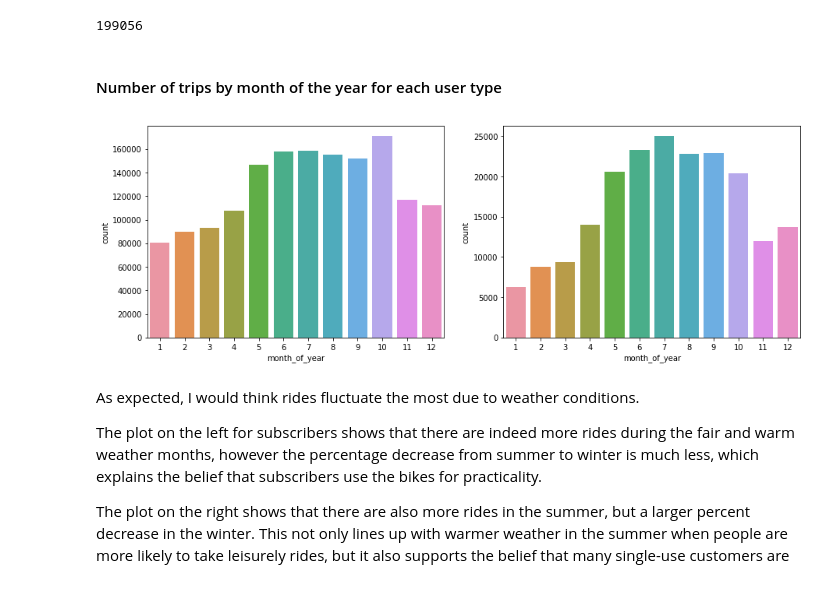
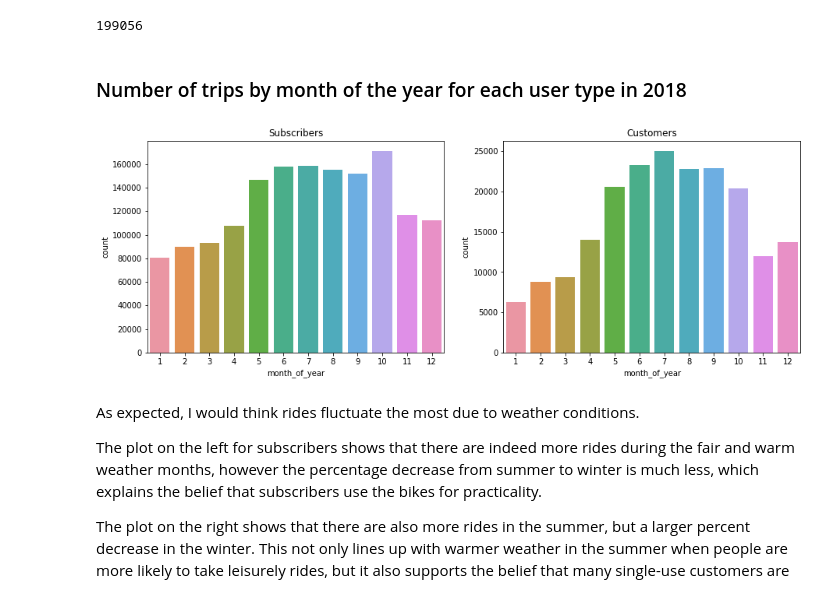
Before and after one commit to mga321/ford_gobike, a Jupyter notebook: ford-go-bike-exploratory-analysis.ipynb, the cells around one changed output. Saved outputs shown, nothing was run; the diff lists cells and outputs as text; code cells hidden in the pictures.

```diff
--- a/ford-go-bike-exploratory-analysis.ipynb
+++ b/ford-go-bike-exploratory-analysis.ipynb
@@ -576,19 +582,21 @@ len(df_customer_2018)
 # %% [output]
 199056
 # %% [markdown]
-#### Number of trips by month of the year for each user type
+### Number of trips by month of the year for each user type in 2018
 # %%
 plt.figure(figsize = [15, 5]) # larger figure size for subplots
 
-# example of somewhat too-large bin size
+# Subscriber plot
 plt.subplot(1, 2, 1) # 1 row, 2 cols, subplot 1
 sns.countplot(data = df_subscriber_2018, x ='month_of_year');
+plt.title('Subscribers');
 
-# example of somewhat too-small bin size
+# Customer plot
 plt.subplot(1, 2, 2) # 1 row, 2 cols, subplot 2
 sns.countplot(data = df_customer_2018, x ='month_of_year');
+plt.title('Customers');
 # %% [output]
-[figure, old version]
+[figure, new version]
 # %% [markdown]
 As expected, I would think rides fluctuate the most due to weather conditions.
 
```
Also changed, not shown: parts of 7 cells of this notebook.
